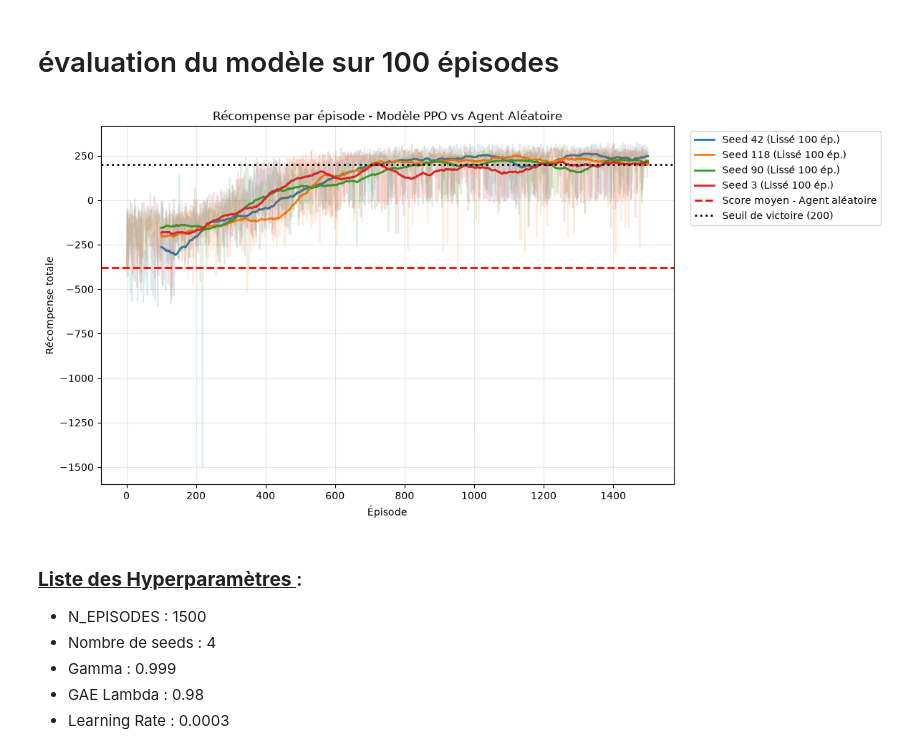
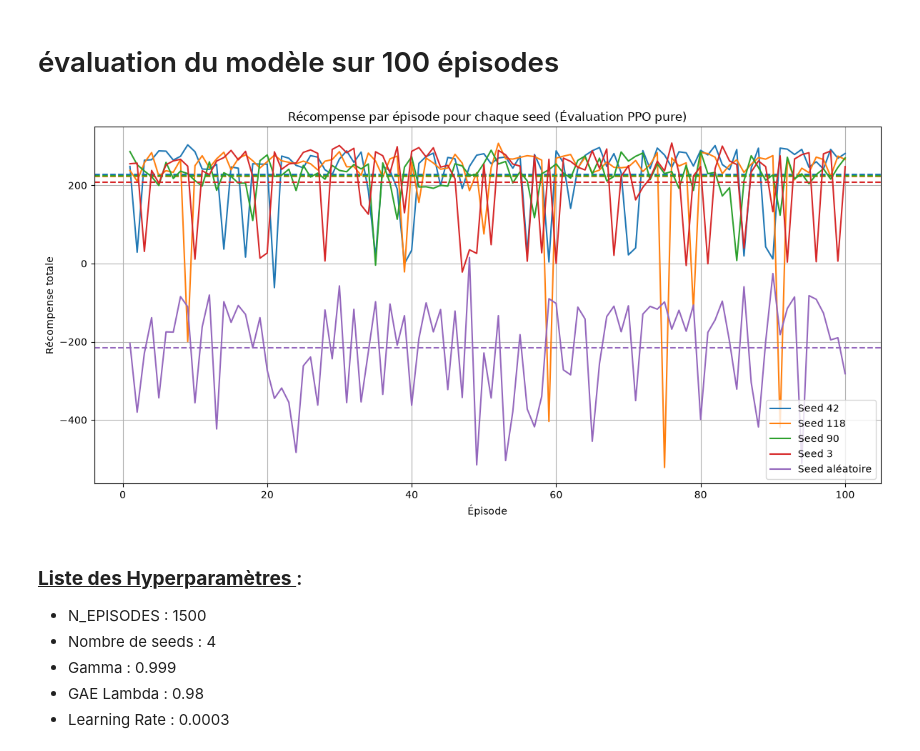
Before and after one commit to BastianHanart/Startrek, a Jupyter notebook: ppo.ipynb, the cells around one changed output. Drawn from its saved outputs; the diff is of its cells as text; code cells hidden in the pictures.

Commit message:
[+] graphique d'évalutation des 100 épisodes

```diff
--- a/ppo.ipynb
+++ b/ppo.ipynb
@@ -638,52 +638,95 @@ plt.show()
 # %% [markdown]
 # évaluation du modèle sur 100 épisodes
 # %%
+import os
+import torch
+import numpy as np
+import gymnasium as gym
 import matplotlib.pyplot as plt
-import numpy as np
 
-# Création du graphique
+# Paramètres d'évaluation
+eval_episodes = 100
+seeds = [42, 118, 90, 3]
+couleurs = ['#1f77b4', '#ff7f0e', '#2ca02c', '#d62728']
+
+env = gym.make("LunarLander-v3")
+state_dim = env.observation_space.shape[0]
+action_dim = env.action_space.n
+
+# agent aléatoire
+rewards_aleatoire = []
+for _ in range(eval_episodes):
+    state, info = env.reset(seed=42)
+    total_reward = 0
+    done = False
+    while not done:
+        action = env.action_space.sample()
+        next_state, reward, terminated, truncated, info = env.step(action)
+        done = terminated or truncated
+        total_reward += reward
+    rewards_aleatoire.append(total_reward)
+
+episodes_aleatoire = list(range(1, eval_episodes + 1))
+
+
+# agent ppo
 plt.figure(figsize=(12, 6))
 
-# Paramètre pour la moyenne glissante
-N_EPISODES = 100
+for i, seed in enumerate(seeds):
+    ppo_agent = PPOAgent(state_dim, action_dim)
+    nom_fichier = os.path.join("PTH_PPO", f"lunarlander_ppo_{seed}.pth")
+    ppo_agent.policy.load_state_dict(torch.load(nom_fichier))
+    ppo_agent.policy.eval() # mode eval
 
-# Couleurs pour différencier les seeds
-couleurs = ['#1f77b4', '#ff7f0e', '#2ca02c', '#d62728']
+    rewards_ppo = []
 
-# On parcourt les résultats stockés dans le dictionnaire du PPO
-for i, (seed, data) in enumerate(historique_seeds.items()):
-    rewards = data["scores"]
-    episodes = list(range(1, len(rewards) + 1))
 
-    # Tracé des récompenses brutes par épisode (en semi-transparent pour ne pas surcharger)
-    plt.plot(episodes, rewards, alpha=0.15, color=couleurs[i])
+    for _ in range(eval_episodes):
+        state, info = env.reset()
+        total_reward = 0
+        done = False
 
-    # Calcul et tracé de la moyenne glissante
-    moving_average = np.convolve(rewards, np.ones(N_EPISODES) / N_EPISODES, mode="valid")
+        while not done:
+            state_tensor = torch.FloatTensor(state).to(device)
+            with torch.no_grad():
+                action_probs, _ = ppo_agent.policy(state_tensor)
 
-    # On ajuste l'axe des abscisses pour que la courbe lissée commence au 100ème épisode
-    plt.plot(range(N_EPISODES, len(rewards) + 1), moving_average, linewidth=2, color=couleurs[i], label=f"Seed {seed} (Lissé 100 ép.)")
+                action = torch.argmax(action_probs).item()
 
-# Ajout d'une ligne pour le score de l'agent aléatoire (évalué à -377.5 dans votre première cellule)
-plt.axhline(y=-377.5, color='red', linestyle="--", linewidth=2, label="Score moyen - Agent aléatoire")
+            next_state, reward, terminated, truncated, info = env.step(action)
+            done = terminated or truncated
+            total_reward += reward
+            state = next_state
 
-# Ajout d'une ligne de référence pour le seuil de victoire de LunarLander (200)
-plt.axhline(y=200, color='black', linestyle=":", linewidth=2, label="Seuil de victoire (200)")
+        rewards_ppo.append(total_reward)
 
-# Légende du graphique (titre, label X, label Y)
-plt.title("Récompense par épisode - Modèle PPO vs Agent Aléatoire")
+    episodes_ppo = list(range(1, eval_episodes + 1))
+
+
+    plt.plot(episodes_ppo, rewards_ppo, label=f"Seed {seed}", color=couleurs[i])
+
+
+    mean_score = np.mean(rewards_ppo)
+    plt.axhline(y=mean_score, color=couleurs[i], linestyle="--")
+
+
+plt.plot(episodes_aleatoire, rewards_aleatoire, label="Seed aléatoire", color='#9467bd')
+plt.axhline(y=np.mean(rewards_aleatoire), color='#9467bd', linestyle="--")
+
+
+plt.title("Récompense par épisode pour chaque seed (Évaluation PPO pure)")
 plt.xlabel("Épisode")
 plt.ylabel("Récompense totale")
 
-# Déplacement de la légende en dehors du graphique pour ne pas masquer les courbes
-plt.legend(bbox_to_anchor=(1.02, 1), loc="upper left")
 
-# On affiche une grille pour pouvoir exploiter plus simplement le graphique
-plt.grid(True, alpha=0.3)
+plt.legend(loc="lower right")
+plt.grid(True)
 plt.tight_layout()
 plt.show()
+
+env.close()
 # %% [output]
-[figure, old version]
+[figure, new version]
 # %% [markdown]
 ### <b><u> Liste des Hyperparamètres </u></b> :
 
```
